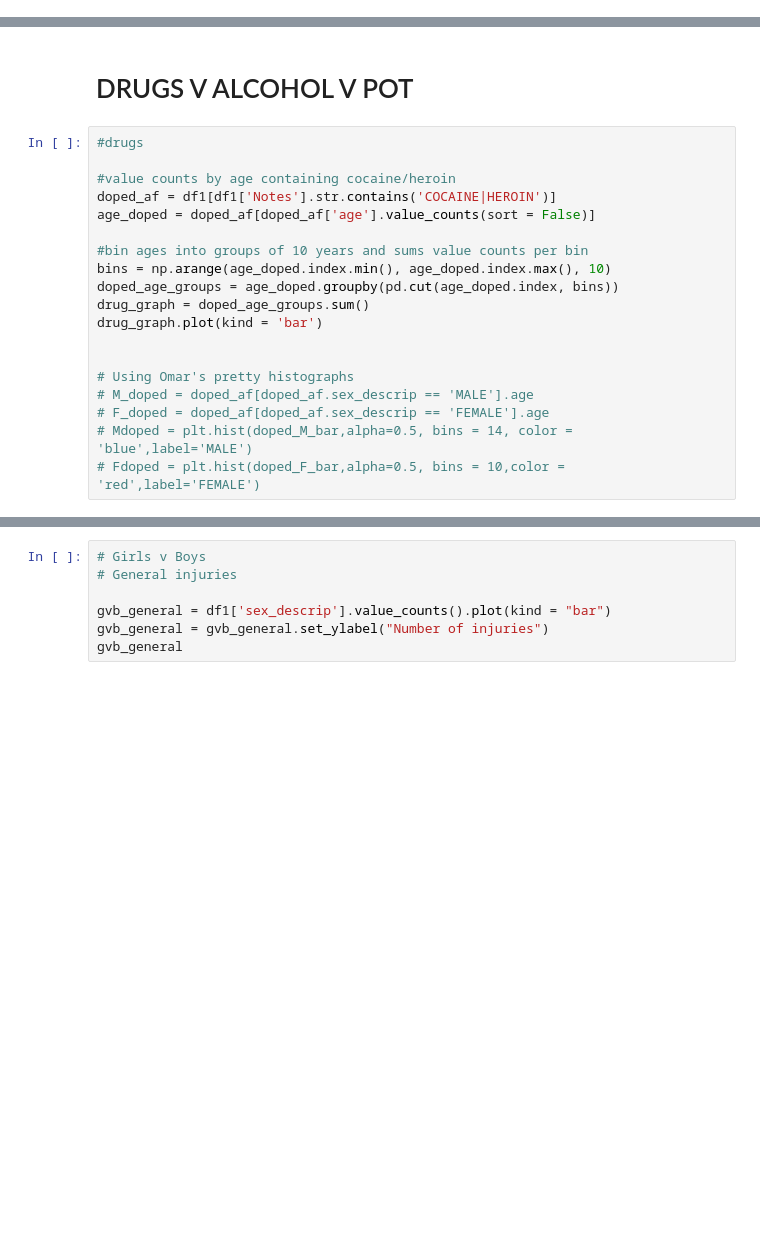
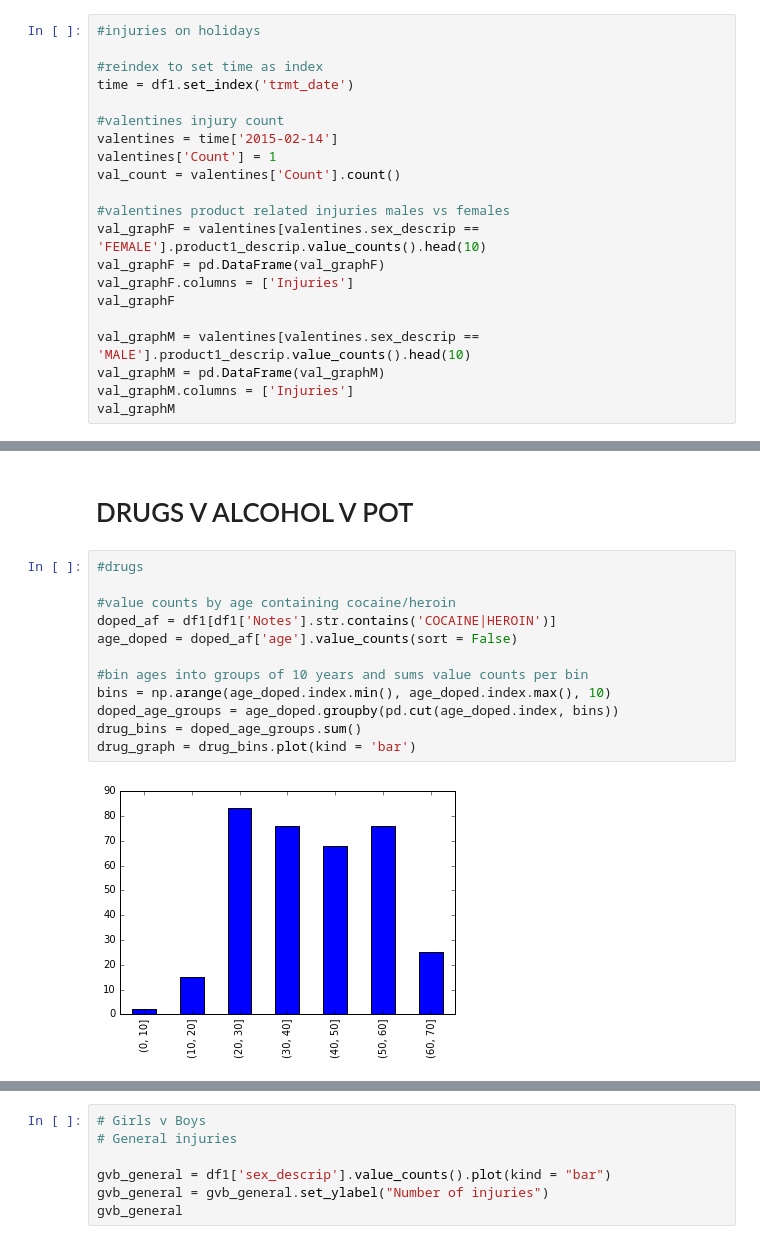
Before and after one commit to pzhou11/MIDS, a Jupyter notebook: Python_Project2/Jen2.ipynb, the cells around one changed output, grey strips where cells are left out. Saved outputs shown, nothing was run; the diff lists cells and outputs as text; blank space fills up the shorter version.

```diff
--- a/Python_Project2/Jen2.ipynb
+++ b/Python_Project2/Jen2.ipynb
@@ -150,0 +182,21 @@ def notereader(dataframe):
+# %%
+#injuries on holidays
+
+#reindex to set time as index
+time = df1.set_index('trmt_date')
+
+#valentines injury count
+valentines = time['2015-02-14']
+valentines['Count'] = 1
+val_count = valentines['Count'].count()
+
+#valentines product related injuries males vs females
+val_graphF = valentines[valentines.sex_descrip == 'FEMALE'].product1_descrip.value_counts().head(10)
+val_graphF = pd.DataFrame(val_graphF)
+val_graphF.columns = ['Injuries']
+val_graphF
+
+val_graphM = valentines[valentines.sex_descrip == 'MALE'].product1_descrip.value_counts().head(10)
+val_graphM = pd.DataFrame(val_graphM)
+val_graphM.columns = ['Injuries']
+val_graphM
@@ -153,21 +385,16 @@ def notereader(dataframe):
 # %%
 #drugs
 
 #value counts by age containing cocaine/heroin
 doped_af = df1[df1['Notes'].str.contains('COCAINE|HEROIN')]
-age_doped = doped_af[doped_af['age'].value_counts(sort = False)]
+age_doped = doped_af['age'].value_counts(sort = False)
 
 #bin ages into groups of 10 years and sums value counts per bin
 bins = np.arange(age_doped.index.min(), age_doped.index.max(), 10)
 doped_age_groups = age_doped.groupby(pd.cut(age_doped.index, bins))
-drug_graph = doped_age_groups.sum()
-drug_graph.plot(kind = 'bar')
-
-
-# Using Omar's pretty histographs
-# M_doped = doped_af[doped_af.sex_descrip == 'MALE'].age
-# F_doped = doped_af[doped_af.sex_descrip == 'FEMALE'].age
-# Mdoped = plt.hist(doped_M_bar,alpha=0.5, bins = 14, color = 'blue',label='MALE')
-# Fdoped = plt.hist(doped_F_bar,alpha=0.5, bins = 10,color = 'red',label='FEMALE')
+drug_bins = doped_age_groups.sum()
+drug_graph = drug_bins.plot(kind = 'bar')
+# %% [output]
+[figure, added]
 # %%
 #value counts by age containing alcohol-related terms
```
Also changed, not shown: parts of 21 cells of this notebook, 1 other file.
